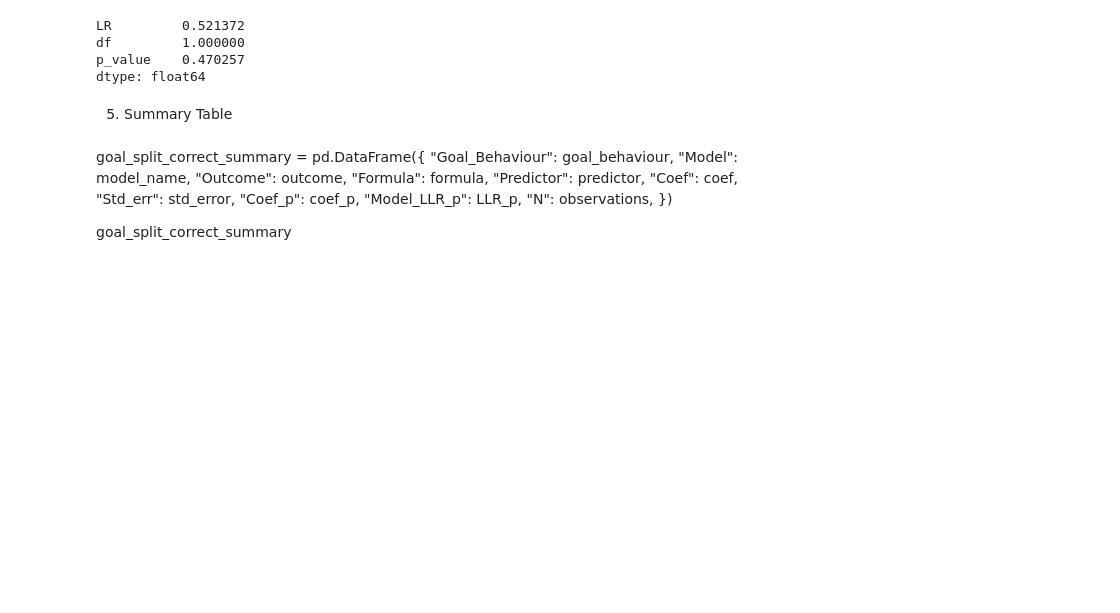
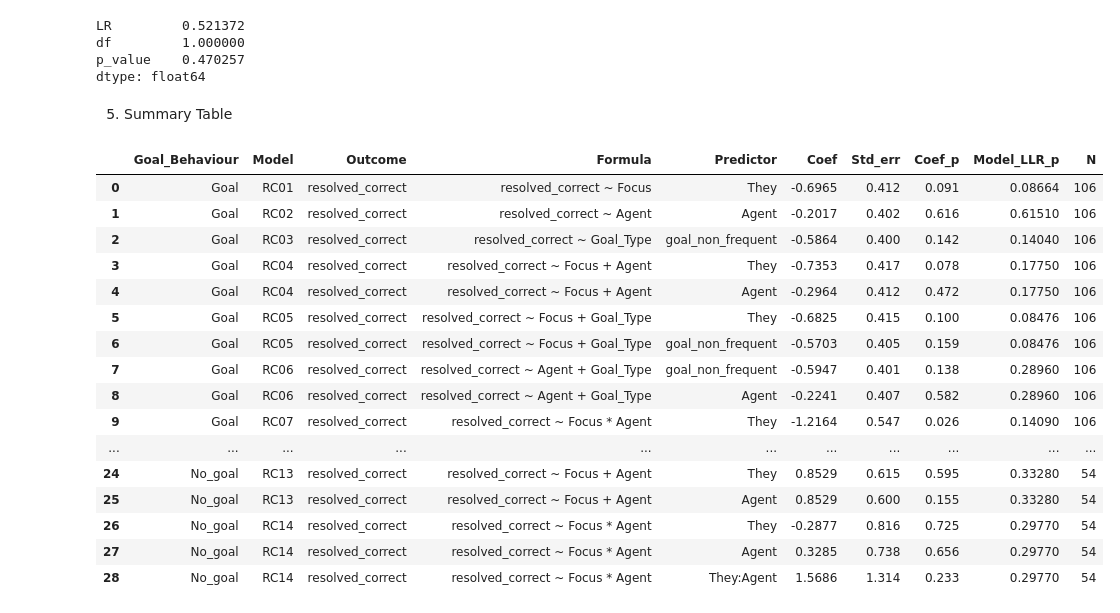
Before and after one commit to RoSoMu/counterfactual-desiderative-processing, a Jupyter notebook: notebooks/modeling/12b_goal_behaviour_correct_focus.ipynb, the cells around one changed output. Cells and saved outputs as stored; diff of their text form; code cells hidden in the pictures; blank space fills up the shorter version.

Commit message:
adding new model values to goal behaviour resolve correct with focus summary table

```diff
--- a/notebooks/modeling/12b_goal_behaviour_correct_focus.ipynb
+++ b/notebooks/modeling/12b_goal_behaviour_correct_focus.ipynb
@@ -794,31 +794,49 @@ model_name = ["RC01", "RC02", "RC03", "RC04", "RC04", "RC05", "RC05", "RC06", "R
 
 outcome = ["resolved_correct", "resolved_correct", "resolved_correct", "resolved_correct", "resolved_correct", "resolved_correct", "resolved_correct", "resolved_correct", "resolved_correct", "resolved_correct", "resolved_correct", "resolved_correct", "resolved_correct", "resolved_correct", "resolved_correct", "resolved_correct", "resolved_correct", "resolved_correct", "resolved_correct", "resolved_correct", "resolved_correct", "resolved_correct", "resolved_correct", "resolved_correct", "resolved_correct", "resolved_correct", "resolved_correct", "resolved_correct", "resolved_correct"]
 
-formula = ["esolved_correct ~ Focus", "esolved_correct ~ Agent", "esolved_correct ~ Goal_Type", "esolved_correct ~ Focus + Agent", "esolved_correct ~ Focus + Agent", "esolved_correct ~ Focus + Goal_Type", "esolved_correct ~ Focus + Goal_Type", "esolved_correct ~ Agent + Goal_Type", "esolved_correct ~ Agent + Goal_Type", "esolved_correct ~ Focus * Agent", "esolved_correct ~ Focus * Agent", "esolved_correct ~ Focus * Agent", "esolved_correct ~ Focus * Goal_Type", "esolved_correct ~ Focus * Goal_Type", "esolved_correct ~ Focus * Goal_Type", "esolved_correct ~ Agent * Goal_Type", "esolved_correct ~ Agent * Goal_Type", "esolved_correct ~ Agent * Goal_Type", "esolved_correct ~ Focus * Agent + Goal_Type", "esolved_correct ~ Focus * Agent + Goal_Type", "esolved_correct ~ Focus * Agent + Goal_Type", "esolved_correct ~ Focus * Agent + Goal_Type", "esolved_correct ~ Focus", "esolved_correct ~ Agent", "esolved_correct ~ Focus + Agent", "esolved_correct ~ Focus + Agent", "esolved_correct ~ Focus * Agent", "esolved_correct ~ Focus * Agent", "esolved_correct ~ Focus * Agent" ]
+formula = ["resolved_correct ~ Focus", "resolved_correct ~ Agent", "resolved_correct ~ Goal_Type", "resolved_correct ~ Focus + Agent", "resolved_correct ~ Focus + Agent", "resolved_correct ~ Focus + Goal_Type", "resolved_correct ~ Focus + Goal_Type", "resolved_correct ~ Agent + Goal_Type", "resolved_correct ~ Agent + Goal_Type", "resolved_correct ~ Focus * Agent", "resolved_correct ~ Focus * Agent", "resolved_correct ~ Focus * Agent", "resolved_correct ~ Focus * Goal_Type", "resolved_correct ~ Focus * Goal_Type", "resolved_correct ~ Focus * Goal_Type", "resolved_correct ~ Agent * Goal_Type", "resolved_correct ~ Agent * Goal_Type", "resolved_correct ~ Agent * Goal_Type", "resolved_correct ~ Focus * Agent + Goal_Type", "resolved_correct ~ Focus * Agent + Goal_Type", "resolved_correct ~ Focus * Agent + Goal_Type", "resolved_correct ~ Focus * Agent + Goal_Type", "resolved_correct ~ Focus", "resolved_correct ~ Agent", "resolved_correct ~ Focus + Agent", "resolved_correct ~ Focus + Agent", "resolved_correct ~ Focus * Agent", "resolved_correct ~ Focus * Agent", "resolved_correct ~ Focus * Agent" ]
 
 predictor= ["They", "Agent", "goal_non_frequent", "They", "Agent", "They", "goal_non_frequent", "goal_non_frequent", "Agent", "They", "Agent", "They:Agent", "They", "goal_non_frequent", "They:goal_non_frequent", "goal_non_frequent", "Agent", "Agent:goal_non_frequent", "They", "goal_non_frequent", "Agent", "They:Agent", "They", "Agent", "They", "Agent", "They", "Agent", "They:Agent"]
 
-coef = ["RC01", -0.2017, -0.5864, "RC04", "RC04", "RC05", "RC05", -0.5947, -0.2241, "RC07", "RC07", "RC07", "RC08", "RC08", "RC08", -0.5596, -0.1823, -0.0847, "RC10", "RC10", "RC10", "RC10", "RC11", 0.8210, "RC13", "RC13", "RC14", "RC14", "RC14"]
+coef = [-0.6965 , -0.2017, -0.5864, -0.7353, -0.2964, -0.6825, -0.5703, -0.5947, -0.2241, -1.2164, -0.7438, 1.1980, -0.5390, -0.4590, -0.2883, -0.5596, -0.1823, -0.0847, -1.1899, -0.5630, -0.7486, 1.1613, 0.2412 , 0.8210, 0.8529, 0.8529, -0.2877, 0.3285, 1.5686]
 
-std_error = ["RC01", 0.402, 0.400, "RC04", "RC04", "RC05", "RC05", 0.401, 0.407, "RC07", "RC07", "RC07", "RC08", "RC08", "RC08", 0.523, 0.571, 0.814, "RC10", "RC10", "RC10", "RC10", "RC11", 0.594, "RC13", "RC13", "RC14", "RC14", "RC14"]
+std_error = [0.412, 0.402, 0.400, 0.417, 0.412, 0.415, 0.405, 0.401, 0.407, 0.547, 0.523, 0.844, 0.585, 0.516, 0.833, 0.523, 0.571, 0.814, 0.552, 0.410, 0.528, 0.852, 0.599 , 0.594, 0.615, 0.600, 0.816, 0.738, 1.314]
 
-coef_p = ["RC01", 0.616, 0.142, "RC04", "RC04", "RC05", "RC05", 0.138, 0.582, "RC07", "RC07", "RC07", "RC08", "RC08", "RC08", 0.285, 0.750, 0.917, "RC10", "RC10", "RC10", "RC10", "RC11", 0.167, "RC13", "RC13", "RC14", "RC14", "RC14"]
+coef_p = [0.091, 0.616, 0.142, 0.078, 0.472, 0.100, 0.159, 0.138, 0.582, 0.026, 0.155, 0.156, 0.357, 0.374, 0.729, 0.285, 0.750, 0.917, 0.031, 0.170, 0.156, 0.173, 0.687, 0.167, 0.595, 0.155, 0.725, 0.656, 0.233]
 
-LLR_p = ["RC01", 0.6151, 0.1404, "RC04", "RC04", "RC05", "RC05", 0.2896, 0.2896, "RC07", "RC07", "RC07", "RC08", "RC08", "RC08", 0.4772, 0.4772, 0.4772, "RC10", "RC10", "RC10", "RC10", "RC11", 0.1659, "RC13", "RC13", "RC14", "RC14", "RC14"]
+LLR_p = [0.08664, 0.6151, 0.1404, 0.1775, 0.1775,0.08476, 0.08476, 0.2896, 0.2896, 0.1409, 0.1409, 0.1409, 0.1677, 0.1677, 0.1677, 0.4772, 0.4772, 0.4772, 0.1180, 0.1180, 0.1180, 0.1180, 0.6880, 0.1659, 0.3328, 0.3328, 0.2977, 0.2977, 0.2977]
 
-observations= [106, 106, 106, 106, 106, 106, 106, 106, 106, 106, 106, 106, 106, 106, 106, 106, 106, 106, 106, 106, 106, 106, 106, 106, 106, 106, 106, 106, 106, 54, 54, 54, 54, 54, 54, 54]
+observations= [106, 106, 106, 106, 106, 106, 106, 106, 106, 106, 106, 106, 106, 106, 106, 106, 106, 106, 106, 106, 106, 106, 54, 54, 54, 54, 54, 54, 54]
-# %% [markdown]
-goal_split_correct_summary = pd.DataFrame({
-    "Goal_Behaviour": goal_behaviour,
-    "Model": model_name,
-    "Outcome": outcome,
-    "Formula": formula,
-    "Predictor": predictor,
-    "Coef": coef,
-    "Std_err": std_error,
-    "Coef_p": coef_p,
-    "Model_LLR_p": LLR_p,
-    "N": observations,
-})
-
-goal_split_correct_summary
+# %%
+goal_split_correct_summary = pd.DataFrame({
+    "Goal_Behaviour": goal_behaviour,
+    "Model": model_name,
+    "Outcome": outcome,
+    "Formula": formula,
+    "Predictor": predictor,
+    "Coef": coef,
+    "Std_err": std_error,
+    "Coef_p": coef_p,
+    "Model_LLR_p": LLR_p,
+    "N": observations,
+})
+
+goal_split_correct_summary
+# %% [output]
+|  | Goal_Behaviour | Model | Outcome | Formula | Predictor | Coef | Std_err | Coef_p | Model_LLR_p | N |
+| 0 | Goal | RC01 | resolved_correct | resolved_correct ~ Focus | They | -0.6965 | 0.412 | 0.091 | 0.08664 | 106 |
+| 1 | Goal | RC02 | resolved_correct | resolved_correct ~ Agent | Agent | -0.2017 | 0.402 | 0.616 | 0.61510 | 106 |
+| 2 | Goal | RC03 | resolved_correct | resolved_correct ~ Goal_Type | goal_non_frequent | -0.5864 | 0.400 | 0.142 | 0.14040 | 106 |
+| 3 | Goal | RC04 | resolved_correct | resolved_correct ~ Focus + Agent | They | -0.7353 | 0.417 | 0.078 | 0.17750 | 106 |
+| 4 | Goal | RC04 | resolved_correct | resolved_correct ~ Focus + Agent | Agent | -0.2964 | 0.412 | 0.472 | 0.17750 | 106 |
+| 5 | Goal | RC05 | resolved_correct | resolved_correct ~ Focus + Goal_Type | They | -0.6825 | 0.415 | 0.100 | 0.08476 | 106 |
+| 6 | Goal | RC05 | resolved_correct | resolved_correct ~ Focus + Goal_Type | goal_non_frequent | -0.5703 | 0.405 | 0.159 | 0.08476 | 106 |
+| 7 | Goal | RC06 | resolved_correct | resolved_correct ~ Agent + Goal_Type | goal_non_frequent | -0.5947 | 0.401 | 0.138 | 0.28960 | 106 |
+| 8 | Goal | RC06 | resolved_correct | resolved_correct ~ Agent + Goal_Type | Agent | -0.2241 | 0.407 | 0.582 | 0.28960 | 106 |
+| 9 | Goal | RC07 | resolved_correct | resolved_correct ~ Focus * Agent | They | -1.2164 | 0.547 | 0.026 | 0.14090 | 106 |
+| ... | ... | ... | ... | ... | ... | ... | ... | ... | ... | ... |
+| 24 | No_goal | RC13 | resolved_correct | resolved_correct ~ Focus + Agent | They | 0.8529 | 0.615 | 0.595 | 0.33280 | 54 |
+| 25 | No_goal | RC13 | resolved_correct | resolved_correct ~ Focus + Agent | Agent | 0.8529 | 0.600 | 0.155 | 0.33280 | 54 |
+| 26 | No_goal | RC14 | resolved_correct | resolved_correct ~ Focus * Agent | They | -0.2877 | 0.816 | 0.725 | 0.29770 | 54 |
+| 27 | No_goal | RC14 | resolved_correct | resolved_correct ~ Focus * Agent | Agent | 0.3285 | 0.738 | 0.656 | 0.29770 | 54 |
+| 28 | No_goal | RC14 | resolved_correct | resolved_correct ~ Focus * Agent | They:Agent | 1.5686 | 1.314 | 0.233 | 0.29770 | 54 |
```
Also changed, not shown: parts of 14 cells of this notebook, 1 other file.
